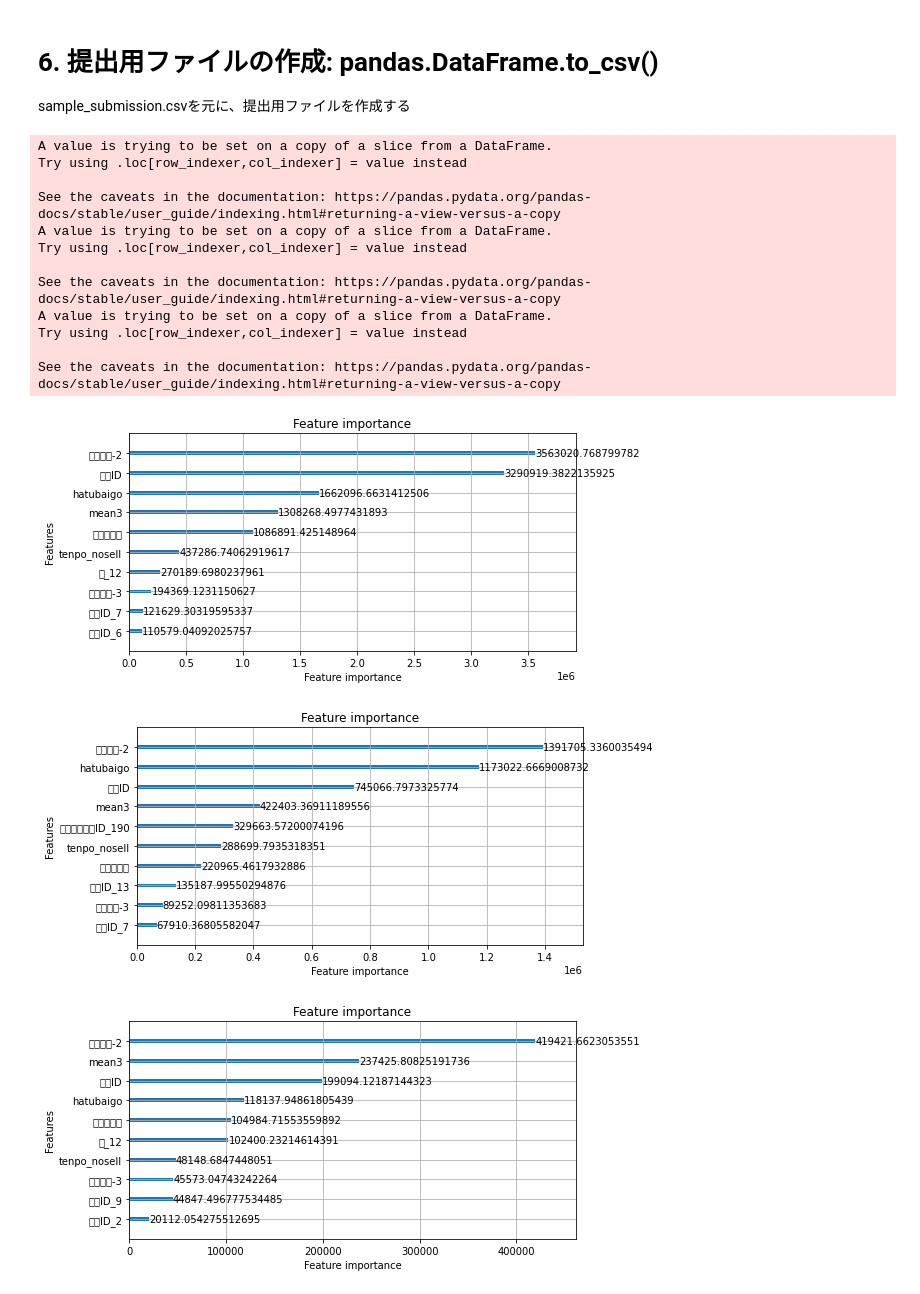
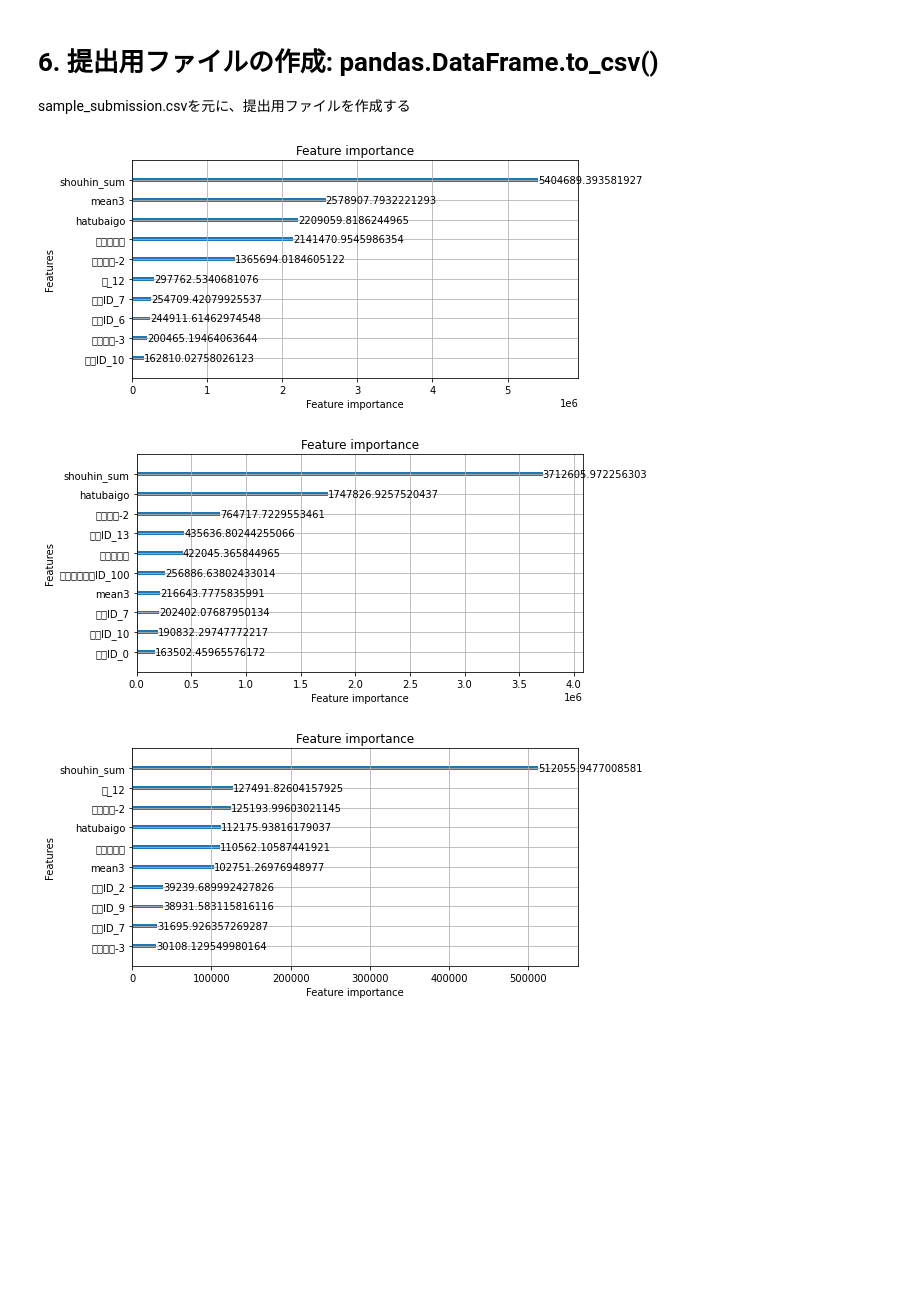
Before and after one commit to yydevelop/kaggle, a Jupyter notebook: PBL01_sample_code.ipynb, the cells around one changed output. Saved outputs shown, nothing was run; the diff lists cells and outputs as text; code cells hidden in the pictures; blank space fills up the shorter version.

```diff
--- a/PBL01_sample_code.ipynb
+++ b/PBL01_sample_code.ipynb
@@ -567,6 +570,8 @@ min: 20.0
 # %%
 # 発売月
 hatubai = dataset.groupby(['商品ID']).agg({'月ブロック': np.min}).rename(columns={'月ブロック': 'hatubai'}).reset_index()
+# %%
+shouhin_sum = dataset.groupby(['商品ID']).agg({'売上個数': np.sum}).reset_index().rename(columns={'売上個数': 'shouhin_sum'}).reset_index()
 # %% [markdown]
 ↑ 「月ブロック」0〜11のデータに該当するデータは、12ヶ月前の売上履歴が存在しないので、カラム「12ヶ月前の売上個数」すべて欠損値となる
 # %% [markdown]
@@ -578,4 +583,4 @@ dataset3 = pd.merge(dataset3, teika, on='商品ID', how='left')
 dataset3 = pd.merge(dataset3, urine, on='商品ID', how='left')
 dataset3 = pd.merge(dataset3, hatubai, on='商品ID', how='left')
 dataset3['hatubaigo'] = dataset3['月ブロック'] - dataset3['hatubai']
-dataset3[dataset3['商品ID'] == 1002582].tail()
+dataset3 = pd.merge(dataset3, shouhin_sum, on='商品ID', how='left')
@@ -594,7 +592,7 @@ dataset3['月'] = dataset3['月'].astype(int)
 # %% [markdown]
 ### 欠損値を0で埋める
 # %%
-dataset3.head()
-dataset3 = dataset3.fillna(0)
-dataset3.head()
+print(dataset3)
+#dataset3 = dataset3.fillna(0)
+dataset3[dataset3['月ブロック'] == 23] = dataset3[dataset3['月ブロック'] == 23].fillna(0)
 dataset_tmp = dataset3
@@ -657,6 +673,7 @@ dataset3[dataset3['shouhin_nosell'] == 0].sort_values('売上個数', ascending=
 dataset3 = dataset3[[
                      '月ブロック',
                      '商品ID',
+                     'shouhin_sum',
 #                     'tenpo_cumsum',
                      'tenpo_nosell',
 #                     'shouhin_cumsum',
@@ -736,52 +753,45 @@ import lightgbm as lgb
 ans = pd.read_csv('test.csv')
 category_list = [[110,220,150,130,310,340,320,160],[100,230,140,200,270,350,300,250,120,330,190],[210,170,260,180,240,280,290]]
 for i in category_list:
   target = dataset3[dataset3['商品カテゴリID'].isin(i)]
+  y_ans_pred2 = target[target['月ブロック'] == 23][['商品ID','店舗ID']]
+
+  target = pd.get_dummies(target, columns=['店舗ID'])
+  target = pd.get_dummies(target, columns=['商品カテゴリID'])
+  target = target.drop(['商品ID'], axis=1)
 
   train_dataset = target[(target['月ブロック'] >= 7) & (target['月ブロック'] != 23)]
   test_dataset = target[target['月ブロック'] == 23]
 
   X_train = train_dataset.drop(['売上個数'], axis=1)
   y_train = train_dataset['売上個数']
 
   X_test = test_dataset.drop(['売上個数'], axis=1)
   y_test = test_dataset['売上個数']
 
-  X_train = pd.get_dummies(X_train, columns=['店舗ID'])
-  X_test = pd.get_dummies(X_test, columns=['店舗ID'])
-  #target = pd.get_dummies(target, columns=['商品ID'])
-  X_train = pd.get_dummies(X_train, columns=['商品カテゴリID'])
-  X_test = pd.get_dummies(X_test, columns=['商品カテゴリID'])
+  # X_train = pd.get_dummies(X_train, columns=['店舗ID'])
+  # X_test = pd.get_dummies(X_test, columns=['店舗ID'])
+  # X_train = pd.get_dummies(X_train, columns=['商品ID'])
+  # X_test = pd.get_dummies(X_test, columns=['商品ID'])
+  # X_train = pd.get_dummies(X_train, columns=['商品カテゴリID'])
+  # X_test = pd.get_dummies(X_test, columns=['商品カテゴリID'])
 
   # モデルの学習
   model = lgb.LGBMRegressor(
       objective='regression',
       num_leaves=64,
       min_child_samples=20,
       max_depth=7
   ) # モデルのインスタンスの作成
   model.fit(X_train, y_train) # モデルの学習
   lgb.plot_importance(model, figsize=(8,4), max_num_features=10, importance_type='gain')
   y_ans_pred = model.predict(X_test)
 
-  y_ans_pred2 = test_dataset[['商品ID','店舗ID']]
   y_ans_pred2['予測値'] = y_ans_pred
   ans = pd.merge(ans, y_ans_pred2, on=['商品ID','店舗ID'], how='left')
   ans = ans.fillna(0)
 # %% [output]
-A value is trying to be set on a copy of a slice from a DataFrame.
-Try using .loc[row_indexer,col_indexer] = value instead
-
-See the caveats in the documentation: https://pandas.pydata.org/pandas-docs/stable/user_guide/indexing.html#returning-a-view-versus-a-copy
-A value is trying to be set on a copy of a slice from a DataFrame.
-Try using .loc[row_indexer,col_indexer] = value instead
-
-See the caveats in the documentation: https://pandas.pydata.org/pandas-docs/stable/user_guide/indexing.html#returning-a-view-versus-a-copy
-A value is trying to be set on a copy of a slice from a DataFrame.
-Try using .loc[row_indexer,col_indexer] = value instead
-
-See the caveats in the documentation: https://pandas.pydata.org/pandas-docs/stable/user_guide/indexing.html#returning-a-view-versus-a-copy
-[figure, old version]
+[figure, new version]
-[figure, old version]
+[figure, new version]
-[figure, old version]
+[figure, new version]
 # %%
```
Also changed, not shown: parts of 10 cells of this notebook.
